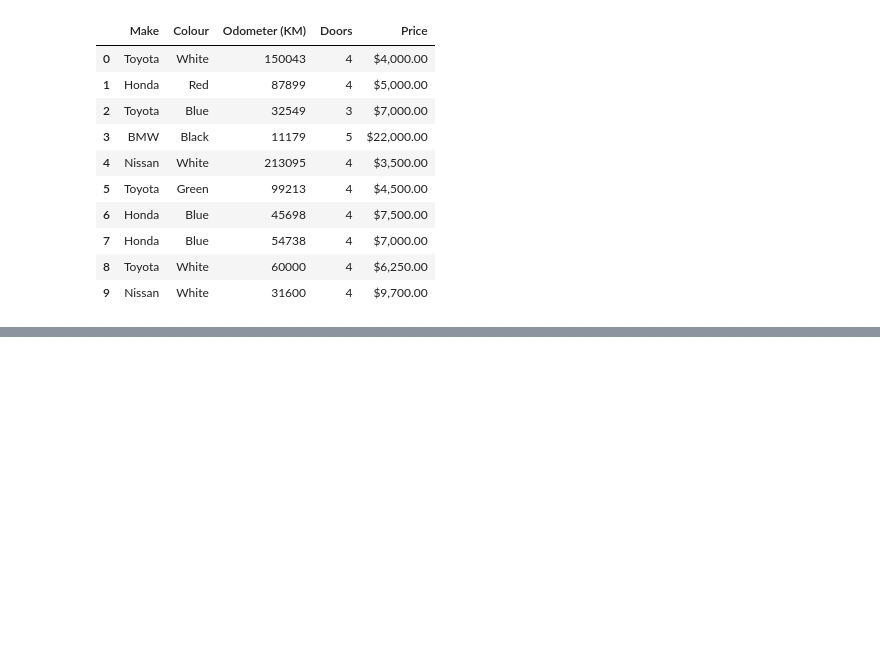
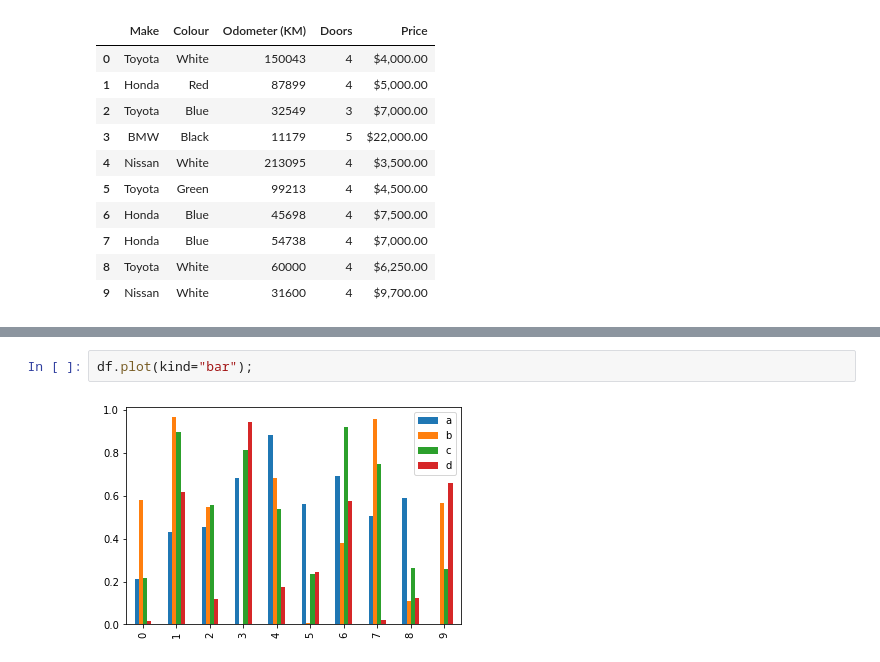
Before and after one commit to tomppk/matplotlib, a Jupyter notebook: introduction-to-matplotlib.ipynb, the cells around one changed output, grey strips where cells are left out. Drawn from its saved outputs; the diff is of its cells as text; blank space fills up the shorter version.

```diff
--- a/introduction-to-matplotlib.ipynb
+++ b/introduction-to-matplotlib.ipynb
@@ -258,0 +371,4 @@ ts.plot();
+# %%
+df.plot(kind="bar");
+# %% [output]
+[figure, added]
```
Also changed, not shown: parts of 54 cells of this notebook, 5 other files.
